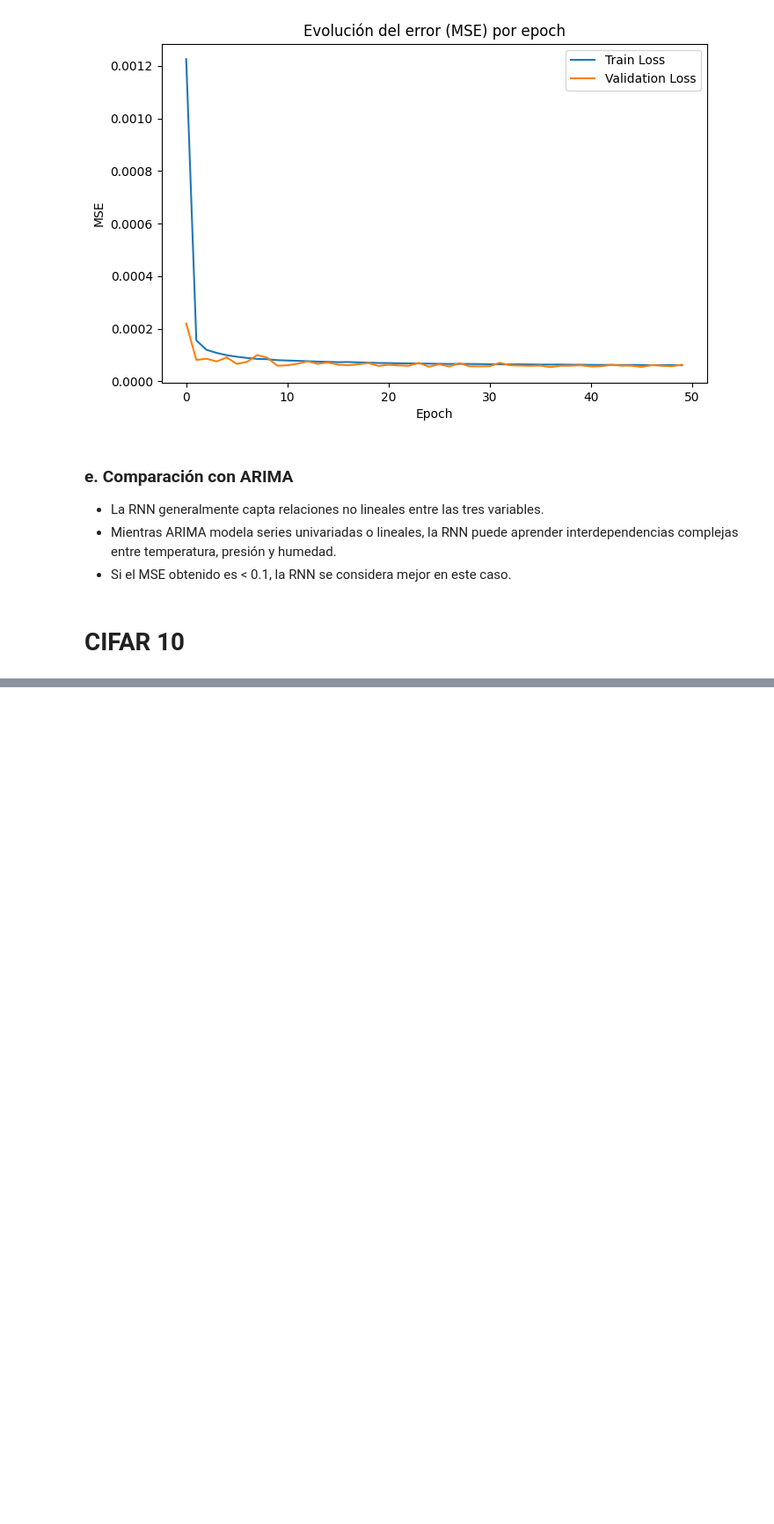
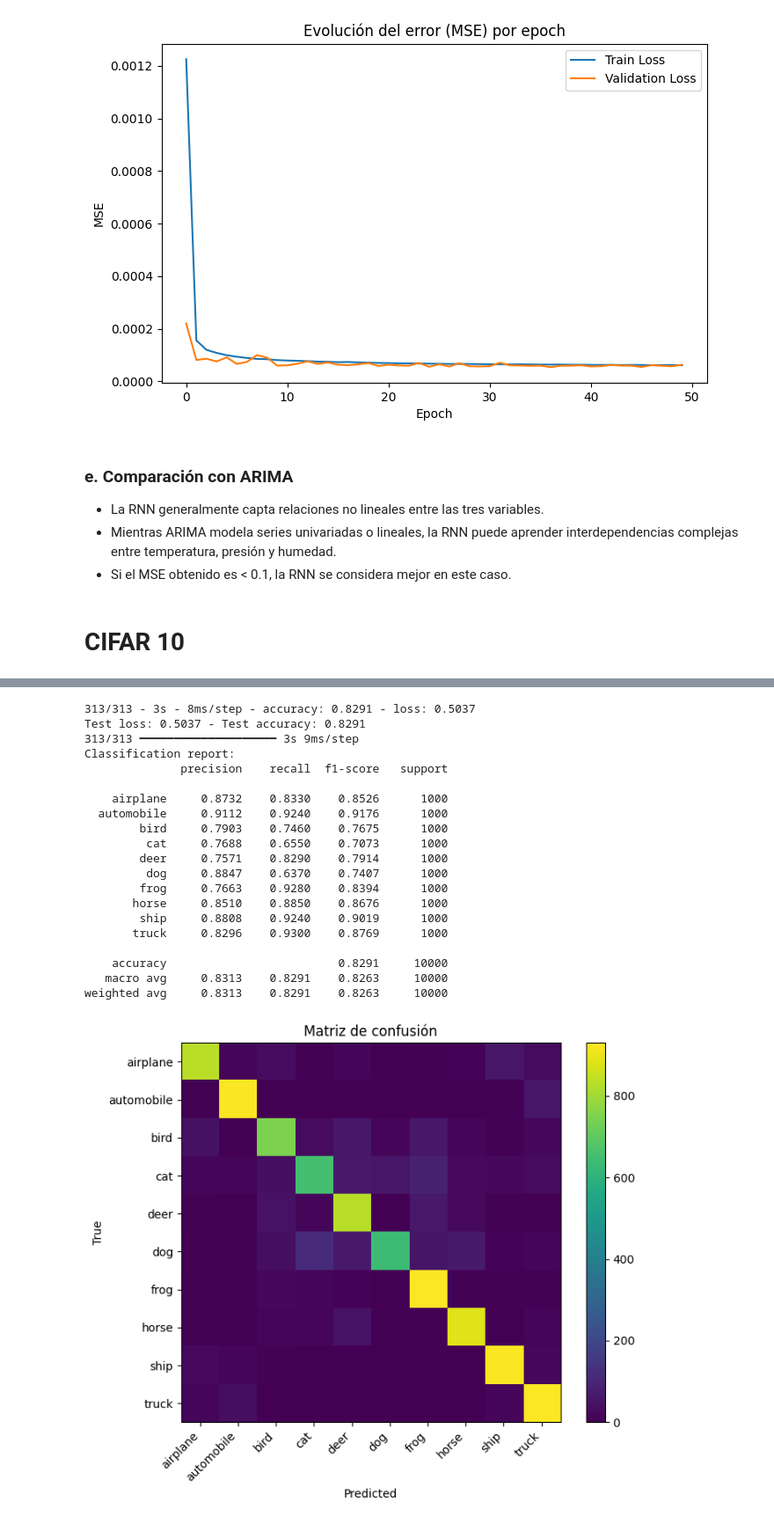
Before and after one commit to andifeliz/tp1-parte2, a Jupyter notebook: notebooks/tp2-parte1.ipynb, the cells around one changed output, grey strips where cells are left out. Shown at 88% size. Saved outputs shown, nothing was run; the diff lists cells and outputs as text; code cells hidden in the pictures; blank space fills up the shorter version.

```diff
--- a/notebooks/tp2-parte1.ipynb
+++ b/notebooks/tp2-parte1.ipynb
@@ -692,0 +878,43 @@ NameError: name 'random' is not defined
+# %%
+#2C Evaluacion
+
+test_loss, test_acc = model.evaluate(x_test, y_test, verbose=2)
+print(f"Test loss: {test_loss:.4f} - Test accuracy: {test_acc:.4f}")
+
+y_pred_prob = model.predict(x_test)
+y_pred = np.argmax(y_pred_prob, axis=1)
+
+print("Classification report:")
+print(classification_report(y_test, y_pred, target_names=class_names, digits=4))
+
+cm = confusion_matrix(y_test, y_pred)
+plt.figure(figsize=(8,6))
+plt.imshow(cm, interpolation='nearest')
+plt.title("Matriz de confusión")
+plt.xlabel("Predicted"); plt.ylabel("True")
+plt.xticks(np.arange(len(class_names)), class_names, rotation=45, ha='right')
+plt.yticks(np.arange(len(class_names)), class_names)
+plt.colorbar()
+plt.show()
+# %% [output]
+313/313 - 3s - 8ms/step - accuracy: 0.8291 - loss: 0.5037
+Test loss: 0.5037 - Test accuracy: 0.8291
+313/313 ━━━━━━━━━━━━━━━━━━━━ 3s 9ms/step
+Classification report:
+              precision    recall  f1-score   support
+
+    airplane     0.8732    0.8330    0.8526      1000
+  automobile     0.9112    0.9240    0.9176      1000
+        bird     0.7903    0.7460    0.7675      1000
+         cat     0.7688    0.6550    0.7073      1000
+        deer     0.7571    0.8290    0.7914      1000
+         dog     0.8847    0.6370    0.7407      1000
+        frog     0.7663    0.9280    0.8394      1000
+       horse     0.8510    0.8850    0.8676      1000
+        ship     0.8808    0.9240    0.9019      1000
+       truck     0.8296    0.9300    0.8769      1000
+
+    accuracy                         0.8291     10000
+   macro avg     0.8313    0.8291    0.8263     10000
+weighted avg     0.8313    0.8291    0.8263     10000
+[figure, added]
```
Also changed, not shown: parts of 17 cells of this notebook, 1 other file.
